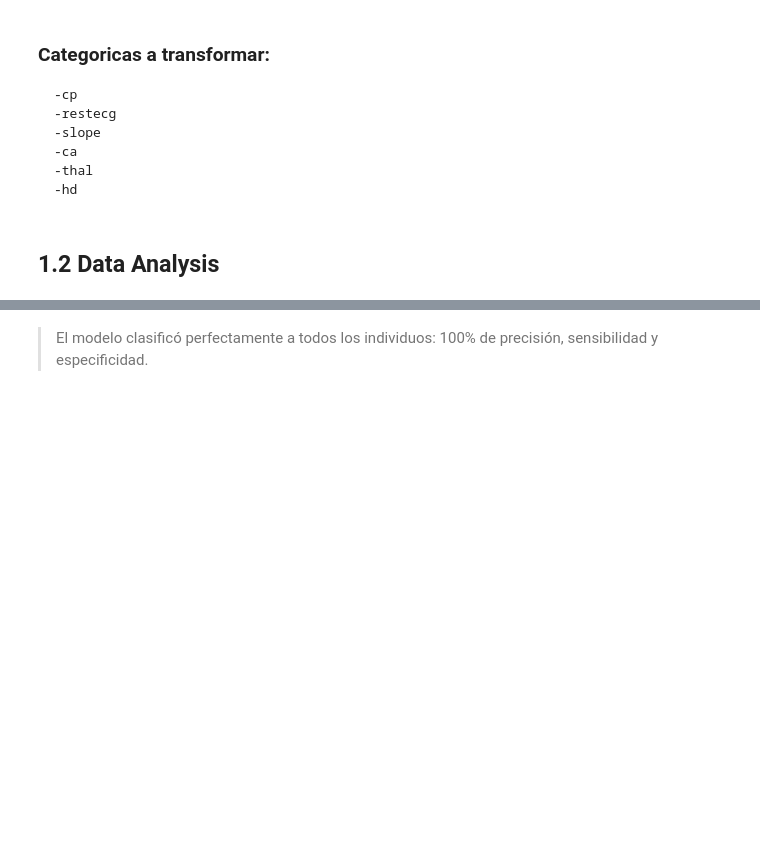
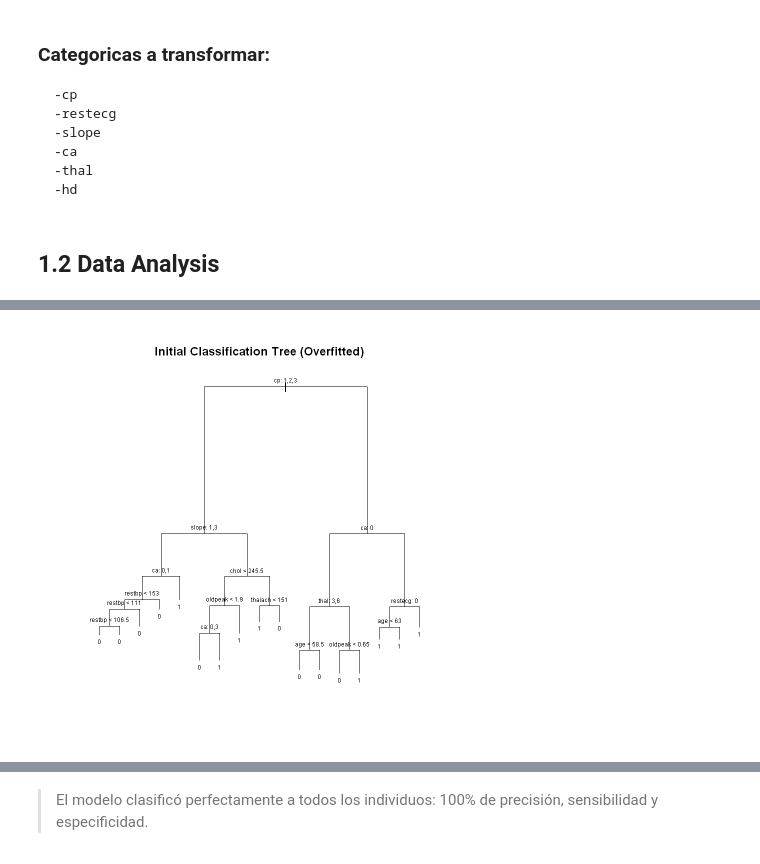
Before and after one commit to gsaco/Decision_Trees, a Jupyter notebook: R/scripts/Assignment.ipynb, the cells around one changed output, grey strips where cells are left out. Saved outputs shown, nothing was run; the diff lists cells and outputs as text; code cells hidden in the pictures; blank space fills up the shorter version.

```diff
--- a/R/scripts/Assignment.ipynb
+++ b/R/scripts/Assignment.ipynb
@@ -227,0 +118,85 @@ Accuracy después del pruning: 1
+# %%
+# --- PARTE 1.2 CORREGIDA Y AUTÓNOMA (sin dummies) ---
+
+library(tidyverse)
+library(caret)
+library(tree)
+library(rpart.plot)
+
+set.seed(123)
+
+# Cargar datos limpios desde el archivo original (solo una vez)
+data_tree <- read_csv("C:/Users/VICTOR/Documents/GitHub/Decision_Trees/R/input/processed.cleveland.data",
+                      col_names = FALSE)
+
+# Renombrar variables como en tu 1.1
+names(data_tree) <- c('age', 'sex', 'cp', 'restbp', 'chol', 'fbs', 'restecg',
+                      'thalach', 'exang', 'oldpeak', 'slope', 'ca', 'thal', 'hd')
+
+# Reemplazar "?" por NA y eliminar filas con NA
+data_tree <- data_tree %>%
+  mutate(across(where(is.character), ~ na_if(., "?"))) %>%
+  drop_na() %>%
+  mutate(across(everything(), as.numeric))
+
+# Crear variable binaria de resultado
+data_tree <- data_tree %>%
+  mutate(y = ifelse(hd > 0, 1, 0))
+
+# Convertir variables categóricas en factores (no hacer dummies)
+data_tree <- data_tree %>%
+  mutate(across(c(sex, cp, fbs, restecg, exang, slope, ca, thal), as.factor),
+         y = factor(y))
+
+# (1 punto) Dividir en train/test
+train_index <- createDataPartition(data_tree$y, p = 0.8, list = FALSE)
+train <- data_tree[train_index, ]
+test  <- data_tree[-train_index, ]
+
+# Árbol inicial
+tree_model <- tree(y ~ age + sex + cp + restbp + chol + fbs + restecg +
+                     thalach + exang + oldpeak + slope + ca + thal,
+                   data = train)
+
+# Graficar árbol inicial
+plot(tree_model)
+text(tree_model, pretty = 0, cex = 0.6)
+title("Initial Classification Tree (Overfitted)")
+
+# Predicciones y matriz de confusión
+pred <- predict(tree_model, test, type = "class")
+confusionMatrix(data = pred,
+                reference = test$y,
+                positive = "1")
+
+cat("Initial accuracy:", mean(pred == test$y), "\n")
+
+# --- Cross-validation para pruning ---
+set.seed(123)
+cv_tree <- cv.tree(tree_model, FUN = prune.misclass, K = 4)
+
+# Inaccuracy vs tamaño
+plot(cv_tree$size, 1 - cv_tree$dev / sum(cv_tree$dev),
+     type = "b", pch = 19,
+     xlab = "Tree size", ylab = "Inaccuracy Rate (1 - Accuracy)",
+     main = "Cross-Validation Inaccuracy vs Tree Size")
+
+best_size <- cv_tree$size[which.min(cv_tree$dev)]
+cat("Optimal tree size:", best_size, "\n")
+
+# Árbol podado
+pruned_tree <- prune.misclass(tree_model, best = best_size)
+
+# Graficar árbol podado
+plot(pruned_tree)
+text(pruned_tree, pretty = 0, cex = 0.6)
+title("Pruned Classification Tree (Optimal α)")
+
+# Predicción y accuracy final
+pred_pruned <- predict(pruned_tree, test, type = "class")
+confusionMatrix(data = pred_pruned,
+                reference = test$y,
+                positive = "1")
+
+cat("Accuracy after pruning:", mean(pred_pruned == test$y), "\n")
+# %% [output]
@@ -227,0 +229 @@ Accuracy después del pruning: 1
+[figure, added]
```
Also changed, not shown: parts of 6 cells of this notebook, 1 other file.
